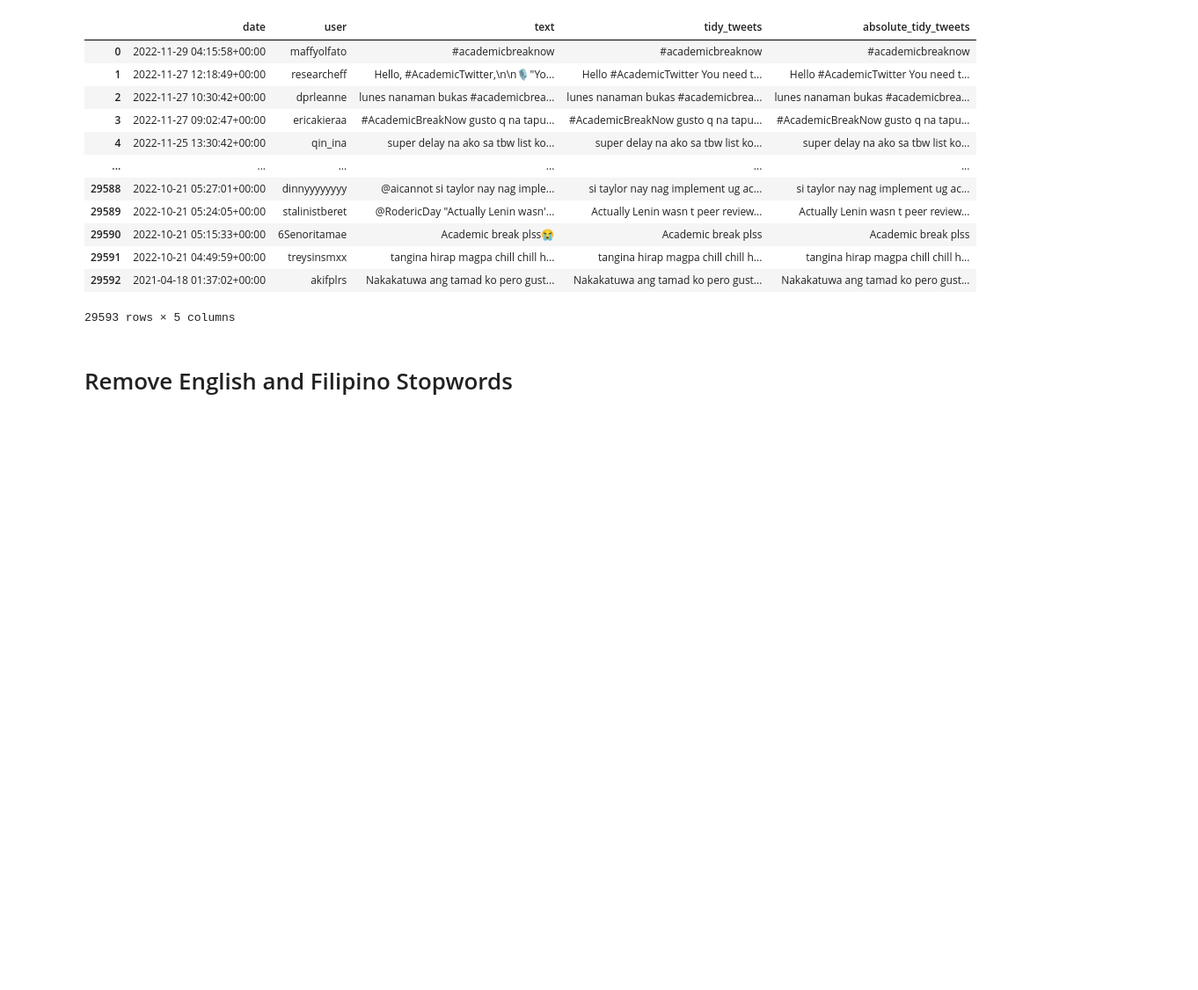
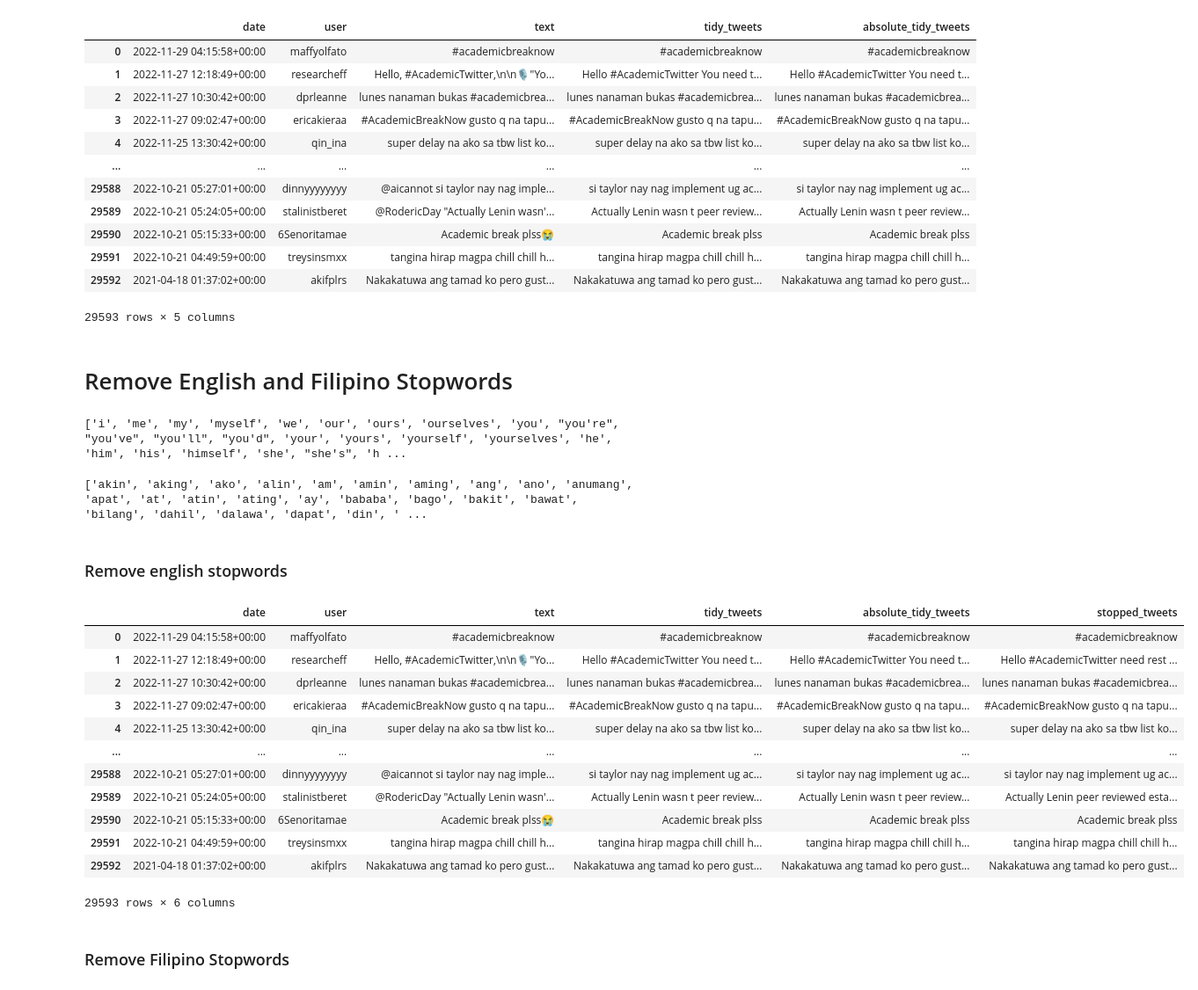
Before and after one commit to majogamit/Academic-Situation-Sentiment-Analysis, a Jupyter notebook: data_pre_process.ipynb, the cells around one changed output. Shown at 88% size. Cells and saved outputs as stored; diff of their text form; code cells hidden in the pictures; blank space fills up the shorter version.

```diff
--- a/data_pre_process.ipynb
+++ b/data_pre_process.ipynb
@@ -204,3 +204,46 @@ tweets_df
 # Remove English and Filipino Stopwords
 # %%
 tokenizer = ToktokTokenizer()
+# %%
+stopword_eng = nltk.corpus.stopwords.words('english')
+stopword_fil = ["akin","aking","ako","alin","am","amin","aming","ang","ano","anumang","apat","at","atin","ating","ay","bababa","bago","bakit","bawat","bilang","dahil","dalawa","dapat","din","dito","doon","gagawin","gayunman","ginagawa","ginawa","ginawang","gumawa","gusto","habang","hanggang","hindi","huwag","iba","ibaba","ibabaw","ibig","ikaw","ilagay","ilalim","ilan","inyong","isa","isang","itaas","ito","iyo","iyon","iyong","ka","kahit","kailangan","kailanman","kami","kanila","kanilang","kanino","kanya","kanyang","kapag","kapwa","karamihan","katiyakan","katulad","kaya","kaysa","ko","kong","kulang","kumuha","kung","laban","lahat","lamang","likod","lima","maaari","maaaring","maging","mahusay","makita","marami","marapat","masyado","may","mayroon","mga","minsan","mismo","mula","muli","na","nabanggit","naging","nagkaroon","nais","nakita","namin","napaka","narito","nasaan","ng","ngayon","ni","nila","nilang","nito","niya","niyang","noon","o","pa","paano","pababa","paggawa","pagitan","pagkakaroon","pagkatapos","palabas","pamamagitan","panahon","pangalawa","para","paraan","pareho","pataas","pero","pumunta","pumupunta","sa","saan","sabi","sabihin","sarili","sila","sino","siya","tatlo","tayo","tulad","tungkol","una","walang"]
+# %%
+print(stopword_eng)
+# %% [output]
+['i', 'me', 'my', 'myself', 'we', 'our', 'ours', 'ourselves', 'you', "you're", "you've", "you'll", "you'd", 'your', 'yours', 'yourself', 'yourselves', 'he', 'him', 'his', 'himself', 'she', "she's", 'h ...
+# %%
+print(stopword_fil)
+# %% [output]
+['akin', 'aking', 'ako', 'alin', 'am', 'amin', 'aming', 'ang', 'ano', 'anumang', 'apat', 'at', 'atin', 'ating', 'ay', 'bababa', 'bago', 'bakit', 'bawat', 'bilang', 'dahil', 'dalawa', 'dapat', 'din', ' ...
+# %% [markdown]
+### Remove english stopwords
+# %%
+def remove_stopwords(text, is_lower_case=False):
+    tokens = tokenizer.tokenize(text)
+    tokens = [token.strip() for token in tokens]
+    if is_lower_case:
+        filtered_tokens = [token for token in tokens if token not in stopword_eng]
+    else:
+        filtered_tokens = [token for token in tokens if token.lower() not in stopword_eng]
+    filtered_text = ' '.join(filtered_tokens)
+    return filtered_text
+
+tweets_df['stopped_tweets']=tweets_df['absolute_tidy_tweets'].apply(remove_stopwords)
+# %%
+tweets_df
+# %% [output]
+|  | date | user | text | tidy_tweets | absolute_tidy_tweets | stopped_tweets |
+| 0 | 2022-11-29 04:15:58+00:00 | maffyolfato | #academicbreaknow | #academicbreaknow | #academicbreaknow | #academicbreaknow |
+| 1 | 2022-11-27 12:18:49+00:00 | researcheff | Hello, #AcademicTwitter,\n\n🎙️"Yo... | Hello #AcademicTwitter You need t... | Hello #AcademicTwitter You need t... | Hello #AcademicTwitter need rest ... |
+| 2 | 2022-11-27 10:30:42+00:00 | dprleanne | lunes nanaman bukas #academicbrea... | lunes nanaman bukas #academicbrea... | lunes nanaman bukas #academicbrea... | lunes nanaman bukas #academicbrea... |
+| 3 | 2022-11-27 09:02:47+00:00 | ericakieraa | #AcademicBreakNow gusto q na tapu... | #AcademicBreakNow gusto q na tapu... | #AcademicBreakNow gusto q na tapu... | #AcademicBreakNow gusto q na tapu... |
+| 4 | 2022-11-25 13:30:42+00:00 | qin_ina | super delay na ako sa tbw list ko... | super delay na ako sa tbw list ko... | super delay na ako sa tbw list ko... | super delay na ako sa tbw list ko... |
+| ... | ... | ... | ... | ... | ... | ... |
+| 29588 | 2022-10-21 05:27:01+00:00 | dinnyyyyyyyy | @aicannot si taylor nay nag imple... | si taylor nay nag implement ug ac... | si taylor nay nag implement ug ac... | si taylor nay nag implement ug ac... |
+| 29589 | 2022-10-21 05:24:05+00:00 | stalinistberet | @RodericDay "Actually Lenin wasn'... | Actually Lenin wasn t peer review... | Actually Lenin wasn t peer review... | Actually Lenin peer reviewed esta... |
+| 29590 | 2022-10-21 05:15:33+00:00 | 6Senoritamae | Academic break plss😭 | Academic break plss | Academic break plss | Academic break plss |
+| 29591 | 2022-10-21 04:49:59+00:00 | treysinsmxx | tangina hirap magpa chill chill h... | tangina hirap magpa chill chill h... | tangina hirap magpa chill chill h... | tangina hirap magpa chill chill h... |
+| 29592 | 2021-04-18 01:37:02+00:00 | akifplrs | Nakakatuwa ang tamad ko pero gust... | Nakakatuwa ang tamad ko pero gust... | Nakakatuwa ang tamad ko pero gust... | Nakakatuwa ang tamad ko pero gust... |
+29593 rows × 6 columns
+# %% [markdown]
+### Remove Filipino Stopwords
```
Also changed, not shown: parts of 2 cells of this notebook.
